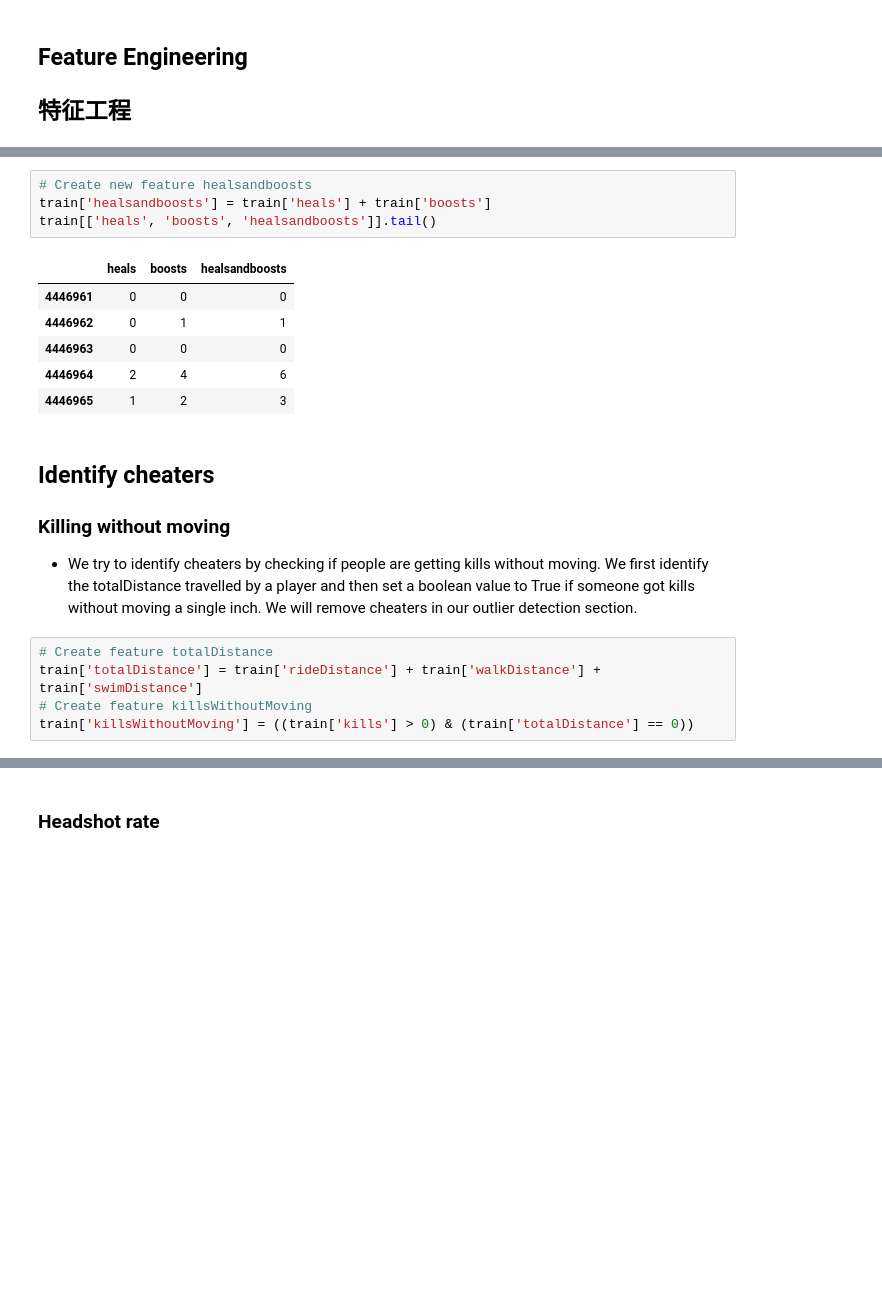
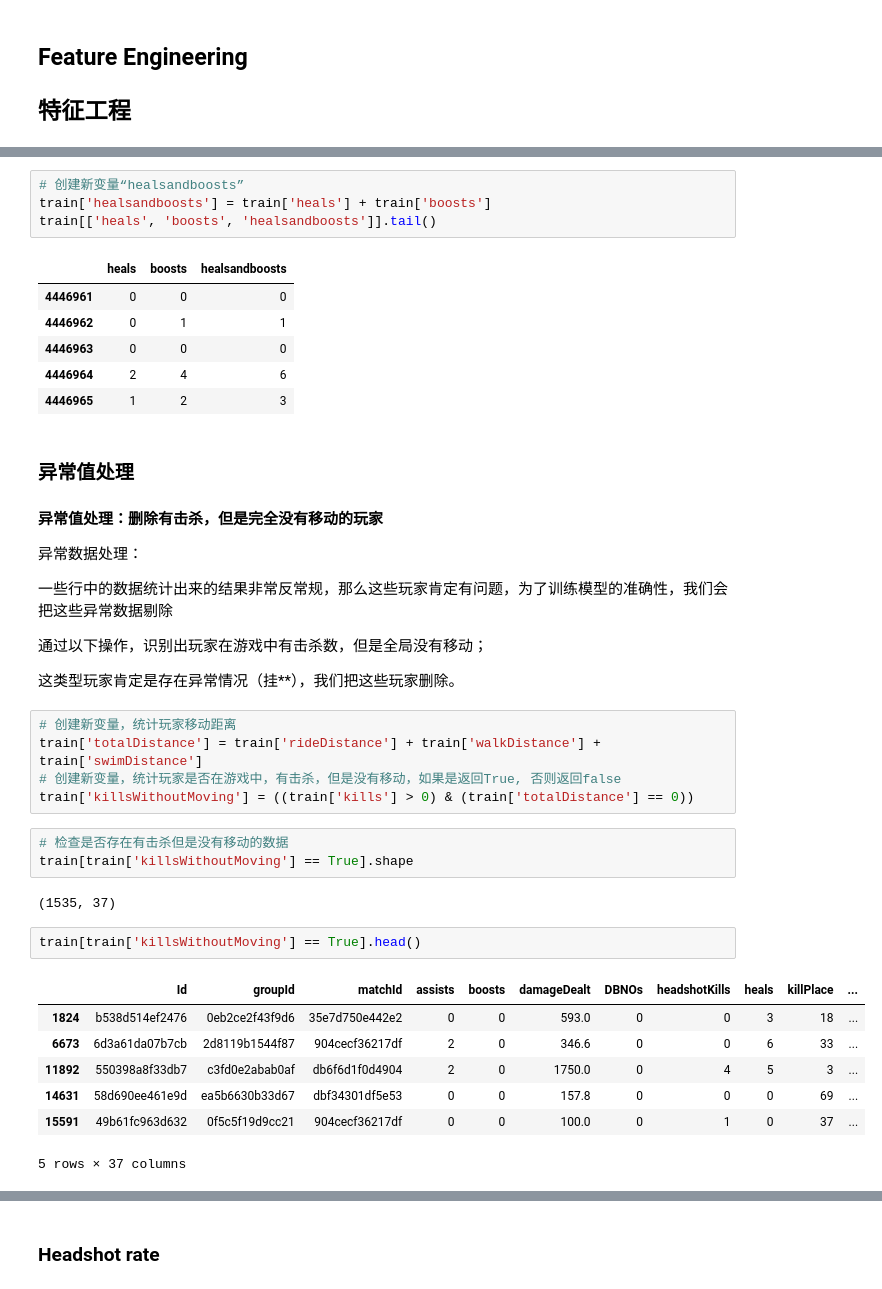
Before and after one commit to zhangkuntony/PUBG, a Jupyter notebook: Example.ipynb, the cells around one changed output, grey strips where cells are left out. Saved outputs shown, nothing was run; the diff lists cells and outputs as text; blank space fills up the shorter version.

```diff
--- a/Example.ipynb
+++ b/Example.ipynb
@@ -199,5 +142,5 @@ train[to_show][0:11]
 # %%
-# Create new feature healsandboosts
+# 创建新变量“healsandboosts”
 train['healsandboosts'] = train['heals'] + train['boosts']
 train[['heals', 'boosts', 'healsandboosts']].tail()
 # %% [output]
@@ -208,11 +151,32 @@ train[['heals', 'boosts', 'healsandboosts']].tail()
 | 4446964 | 2 | 4 | 6 |
 | 4446965 | 1 | 2 | 3 |
 # %% [markdown]
-## Identify cheaters
-### Killing without moving
-- We try to identify cheaters by checking if people are getting kills without moving. We first identify the totalDistance travelled by a player and then set a boolean value to True if someone got kills without moving a single inch. We will remove cheaters in our outlier detection section.
+### 异常值处理
+#### 异常值处理：删除有击杀，但是完全没有移动的玩家
+异常数据处理：
+
+一些行中的数据统计出来的结果非常反常规，那么这些玩家肯定有问题，为了训练模型的准确性，我们会把这些异常数据剔除
+
+通过以下操作，识别出玩家在游戏中有击杀数，但是全局没有移动；
+
+这类型玩家肯定是存在异常情况（挂**），我们把这些玩家删除。
 # %%
-# Create feature totalDistance
+# 创建新变量，统计玩家移动距离
 train['totalDistance'] = train['rideDistance'] + train['walkDistance'] + train['swimDistance']
-# Create feature killsWithoutMoving
+# 创建新变量，统计玩家是否在游戏中，有击杀，但是没有移动，如果是返回True, 否则返回false
 train['killsWithoutMoving'] = ((train['kills'] > 0) & (train['totalDistance'] == 0))
+# %%
+# 检查是否存在有击杀但是没有移动的数据
+train[train['killsWithoutMoving'] == True].shape
+# %% [output]
+(1535, 37)
+# %%
+train[train['killsWithoutMoving'] == True].head()
+# %% [output]
+|  | Id | groupId | matchId | assists | boosts | damageDealt | DBNOs | headshotKills | heals | killPlace | ... |
+| 1824 | b538d514ef2476 | 0eb2ce2f43f9d6 | 35e7d750e442e2 | 0 | 0 | 593.0 | 0 | 0 | 3 | 18 | ... |
+| 6673 | 6d3a61da07b7cb | 2d8119b1544f87 | 904cecf36217df | 2 | 0 | 346.6 | 0 | 0 | 6 | 33 | ... |
+| 11892 | 550398a8f33db7 | c3fd0e2abab0af | db6f6d1f0d4904 | 2 | 0 | 1750.0 | 0 | 4 | 5 | 3 | ... |
+| 14631 | 58d690ee461e9d | ea5b6630b33d67 | dbf34301df5e53 | 0 | 0 | 157.8 | 0 | 0 | 0 | 69 | ... |
+| 15591 | 49b61fc963d632 | 0f5c5f19d9cc21 | 904cecf36217df | 0 | 0 | 100.0 | 0 | 1 | 0 | 37 | ... |
+5 rows × 37 columns
```
Also changed, not shown: parts of 22 cells of this notebook.
